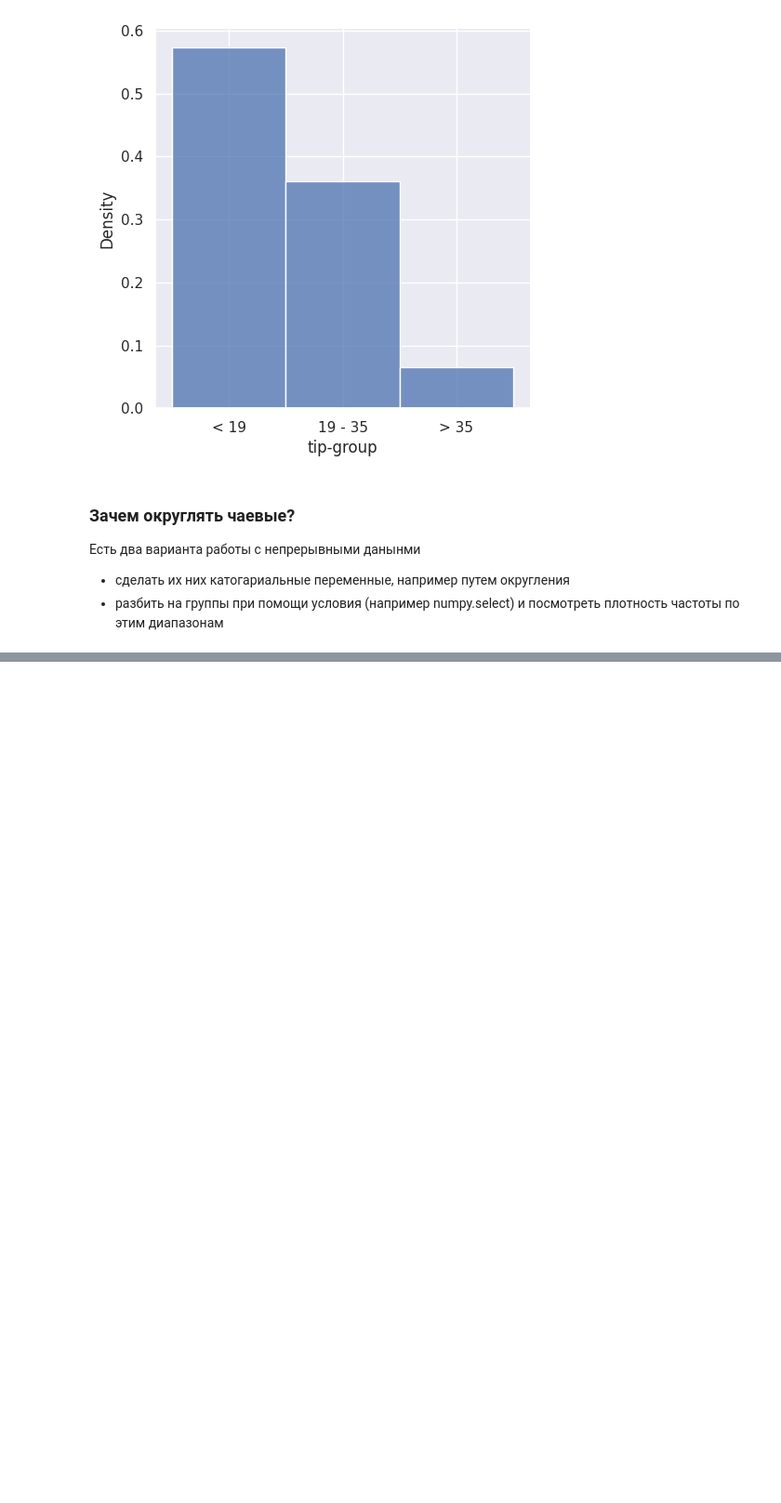
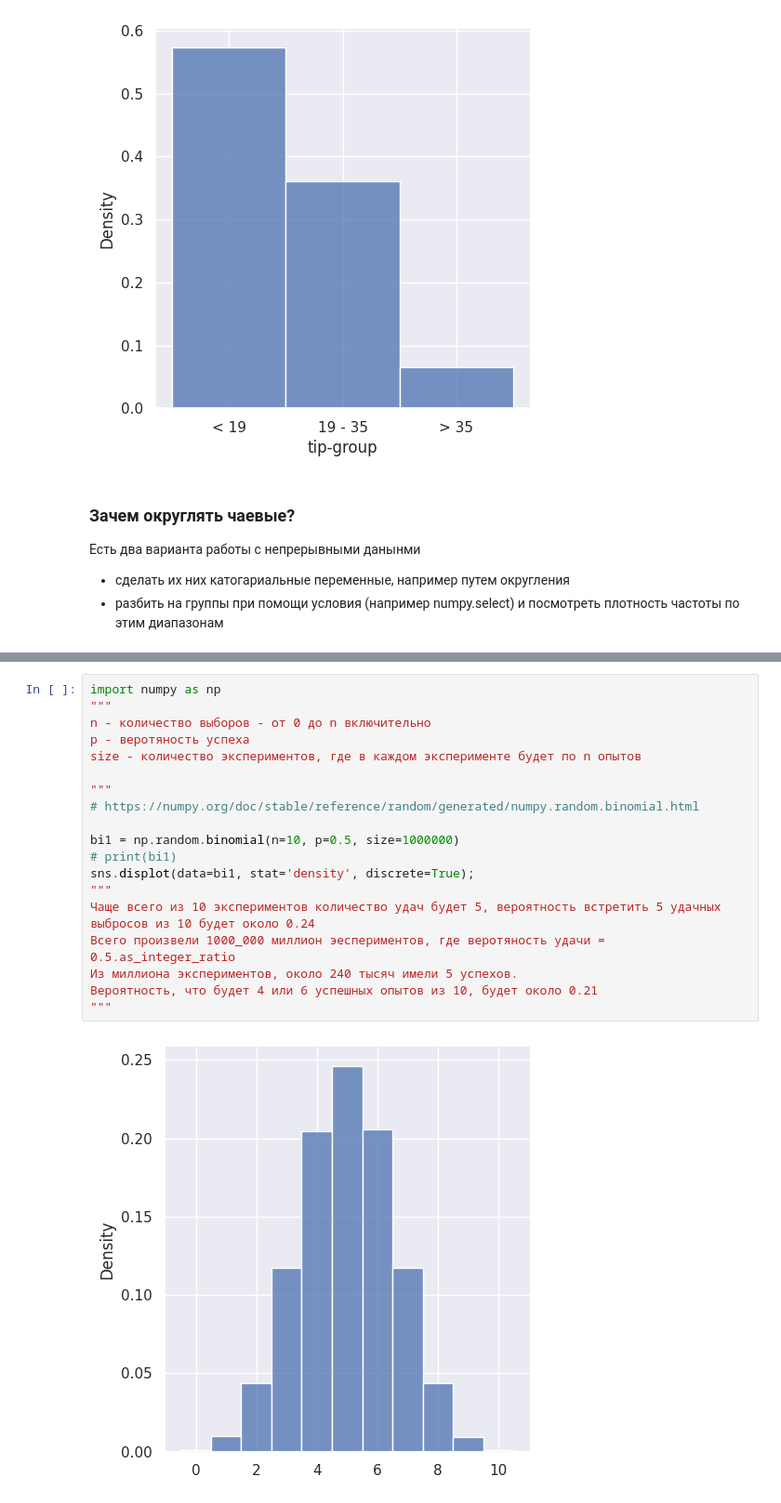
Before and after one commit to cucumberian/mathshub, a Jupyter notebook: lesson-17_seminar/lesson-17-mt.ipynb, the cells around one changed output, grey strips where cells are left out. Shown at 93% size. Drawn from its saved outputs; the diff is of its cells as text; blank space fills up the shorter version.

Commit message:
docs: add info abut binomial distribution, probability mass function and cummulative distribution function

```diff
--- a/lesson-17_seminar/lesson-17-mt.ipynb
+++ b/lesson-17_seminar/lesson-17-mt.ipynb
@@ -349,0 +352,21 @@ P_n_k = C_n_k * $(p^n) * q**(n-k) = C_n_k * p**n * (1-p)**(n-k)
+# %%
+import numpy as np
+"""
+n - количество выборов - от 0 до n включительно
+p - веротяность успеха
+size - количество экспериментов, где в каждом эксперименте будет по n опытов
+
+"""
+# https://numpy.org/doc/stable/reference/random/generated/numpy.random.binomial.html
+
+bi1 = np.random.binomial(n=10, p=0.5, size=1000000)
+# print(bi1)
+sns.displot(data=bi1, stat='density', discrete=True);
+"""
+Чаще всего из 10 экспериментов количество удач будет 5, вероятность встретить 5 удачных выбросов из 10 будет около 0.24
+Всего произвели 1000_000 миллион эеспериментов, где веротяность удачи = 0.5.as_integer_ratio
+Из миллиона экспериментов, около 240 тысяч имели 5 успехов.
+Вероятность, что будет 4 или 6 успешных опытов из 10, будет около 0.21
+"""
+# %% [output]
+[figure, added]
```
Also changed, not shown: parts of 15 cells of this notebook, 1 other file.
